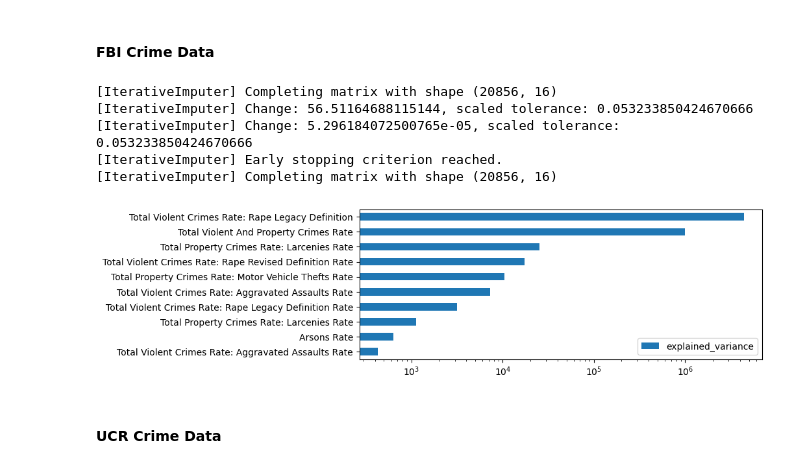
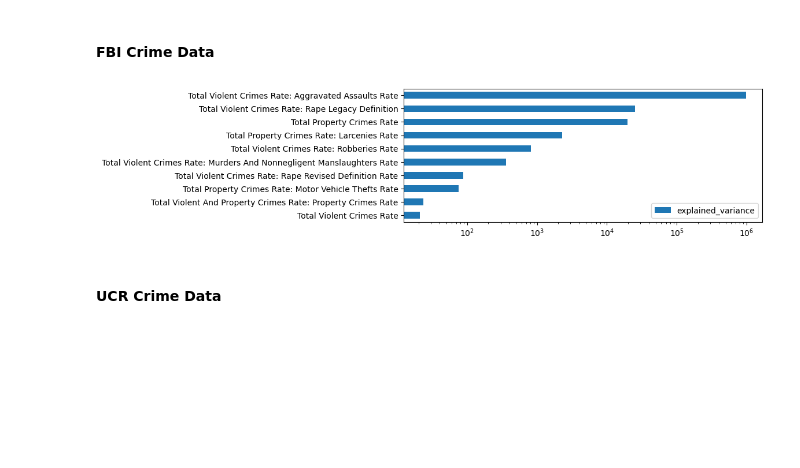
Before and after one commit to rabader/Relocation-Personalization, a Jupyter notebook: notebooks/pca_exploration.ipynb, the cells around one changed output. Cells and saved outputs as stored; diff of their text form; code cells hidden in the pictures; blank space fills up the shorter version.

Commit message:
updates to imputation algorithm

```diff
--- a/notebooks/pca_exploration.ipynb
+++ b/notebooks/pca_exploration.ipynb
@@ -27,14 +20,11 @@ pca_features,pca_chart = sea.get_pca_components(df,feature_col_lst=df.columns[6:
 #### FBI Crime Data
 # %%
 df = pd.read_csv("../data/processed/fbi_crime.csv.gz")
-pca_features,pca_chart = sea.get_pca_components(df,feature_col_lst=df.columns[6:],n_components=10,max_iter=10,fig_width=8,fig_height=3)
+impute_feature_col_lst=df.iloc[:, np.r_[2,4:len(df.columns)]].columns #include state,year,and population for imputation only
+pca_feature_col_lst=df.columns[6:]
+pca_features,pca_chart = sea.get_pca_components(df,impute_feature_col_lst=impute_feature_col_lst,pca_feature_col_lst=pca_feature_col_lst,n_components=10,max_iter=5,fig_width=8,fig_height=3)
 # %% [output]
-[IterativeImputer] Completing matrix with shape (20856, 16)
-[IterativeImputer] Change: 56.51164688115144, scaled tolerance: 0.053233850424670666
-[IterativeImputer] Change: 5.296184072500765e-05, scaled tolerance: 0.053233850424670666
-[IterativeImputer] Early stopping criterion reached.
-[IterativeImputer] Completing matrix with shape (20856, 16)
-[figure, old version]
+[figure, new version]
 # %% [markdown]
 #### UCR Crime Data
 # %%
```
Also changed, not shown: parts of 6 cells of this notebook, 1 other file.
